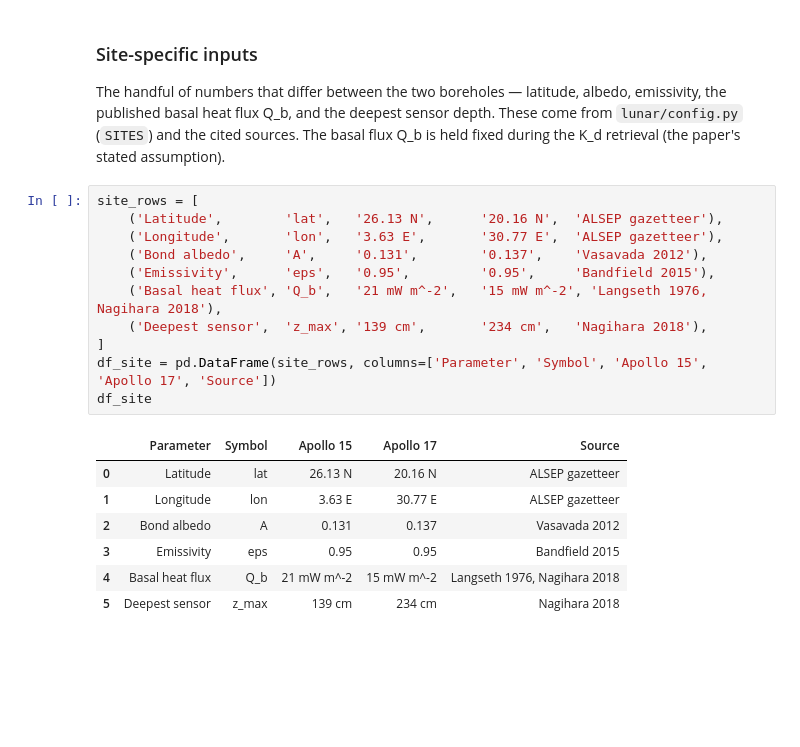
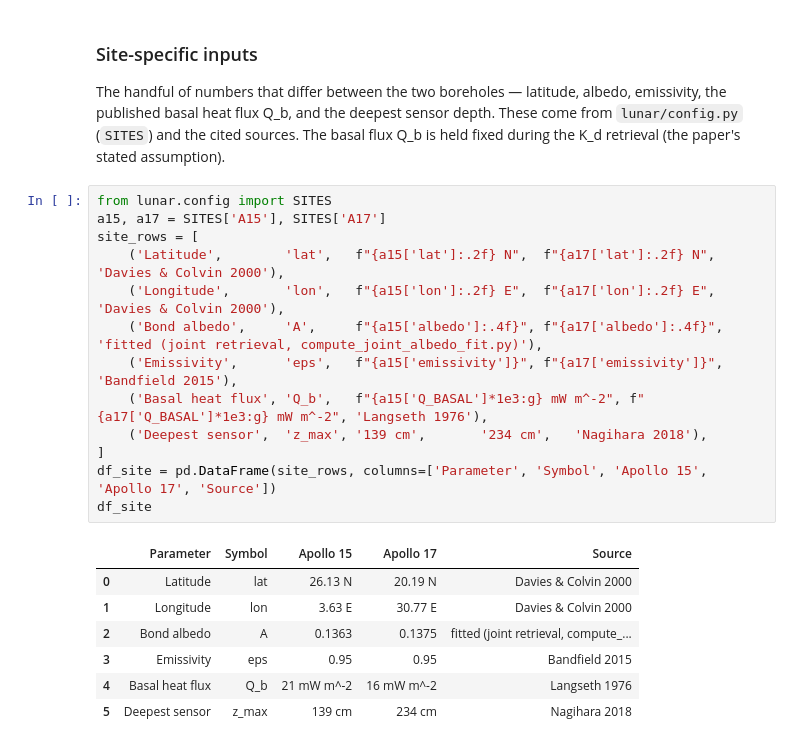
Before and after one commit to rp3gregorio/Lunar-HFE, a Jupyter notebook: code/notebooks/01_methods.ipynb, the cells around one changed output. Drawn from its saved outputs; the diff is of its cells as text; blank space fills up the shorter version.

```diff
--- a/code/notebooks/01_methods.ipynb
+++ b/code/notebooks/01_methods.ipynb
@@ -191,21 +192,23 @@ sensor depth. These come from `lunar/config.py` (`SITES`) and the cited
 sources. The basal flux Q_b is held fixed during the K_d retrieval (the
 paper's stated assumption).
 # %%
+from lunar.config import SITES
+a15, a17 = SITES['A15'], SITES['A17']
 site_rows = [
-    ('Latitude',        'lat',   '26.13 N',      '20.16 N',  'ALSEP gazetteer'),
-    ('Longitude',       'lon',   '3.63 E',       '30.77 E',  'ALSEP gazetteer'),
-    ('Bond albedo',     'A',     '0.131',        '0.137',    'Vasavada 2012'),
-    ('Emissivity',      'eps',   '0.95',         '0.95',     'Bandfield 2015'),
-    ('Basal heat flux', 'Q_b',   '21 mW m^-2',   '15 mW m^-2', 'Langseth 1976, Nagihara 2018'),
+    ('Latitude',        'lat',   f"{a15['lat']:.2f} N",  f"{a17['lat']:.2f} N",  'Davies & Colvin 2000'),
+    ('Longitude',       'lon',   f"{a15['lon']:.2f} E",  f"{a17['lon']:.2f} E",  'Davies & Colvin 2000'),
+    ('Bond albedo',     'A',     f"{a15['albedo']:.4f}", f"{a17['albedo']:.4f}", 'fitted (joint retrieval, compute_joint_albedo_fit.py)'),
+    ('Emissivity',      'eps',   f"{a15['emissivity']}", f"{a17['emissivity']}", 'Bandfield 2015'),
+    ('Basal heat flux', 'Q_b',   f"{a15['Q_BASAL']*1e3:g} mW m^-2", f"{a17['Q_BASAL']*1e3:g} mW m^-2", 'Langseth 1976'),
     ('Deepest sensor',  'z_max', '139 cm',       '234 cm',   'Nagihara 2018'),
 ]
 df_site = pd.DataFrame(site_rows, columns=['Parameter', 'Symbol', 'Apollo 15', 'Apollo 17', 'Source'])
 df_site
 # %% [output]
 |  | Parameter | Symbol | Apollo 15 | Apollo 17 | Source |
-| 0 | Latitude | lat | 26.13 N | 20.16 N | ALSEP gazetteer |
-| 1 | Longitude | lon | 3.63 E | 30.77 E | ALSEP gazetteer |
-| 2 | Bond albedo | A | 0.131 | 0.137 | Vasavada 2012 |
+| 0 | Latitude | lat | 26.13 N | 20.19 N | Davies & Colvin 2000 |
+| 1 | Longitude | lon | 3.63 E | 30.77 E | Davies & Colvin 2000 |
+| 2 | Bond albedo | A | 0.1363 | 0.1375 | fitted (joint retrieval, compute_... |
 | 3 | Emissivity | eps | 0.95 | 0.95 | Bandfield 2015 |
-| 4 | Basal heat flux | Q_b | 21 mW m^-2 | 15 mW m^-2 | Langseth 1976, Nagihara 2018 |
+| 4 | Basal heat flux | Q_b | 21 mW m^-2 | 16 mW m^-2 | Langseth 1976 |
 | 5 | Deepest sensor | z_max | 139 cm | 234 cm | Nagihara 2018 |
```
Also changed, not shown: parts of 5 cells of this notebook, 58 other files.
